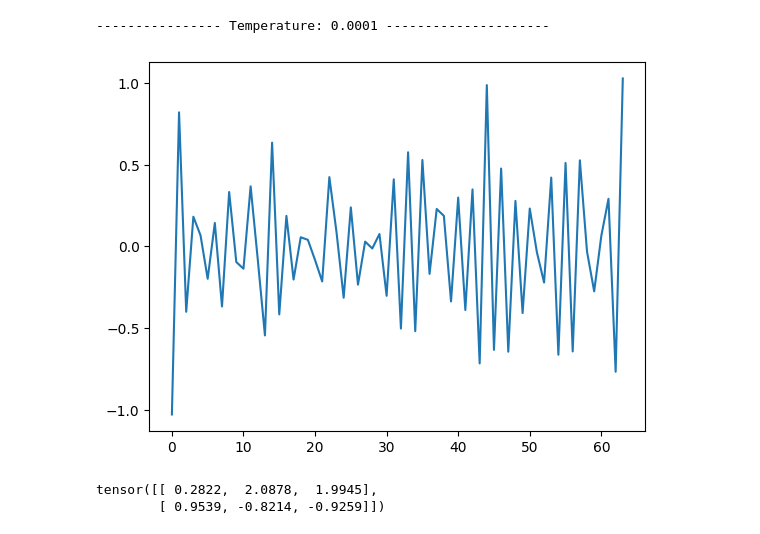
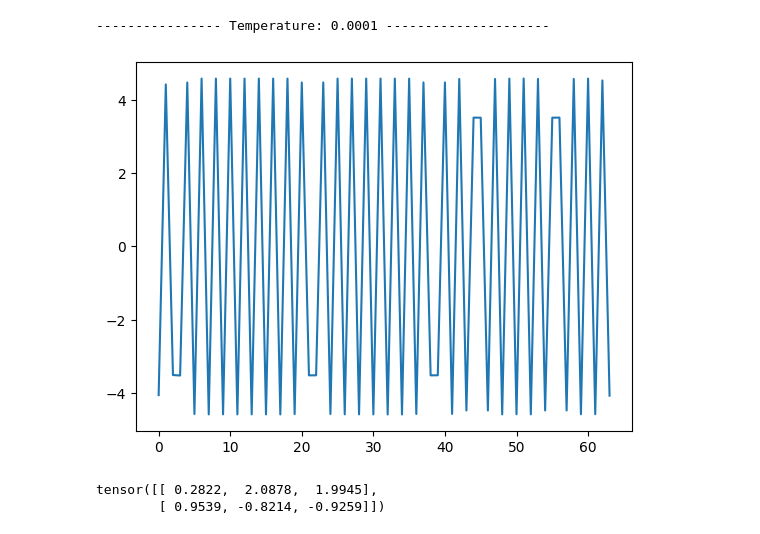
Before and after one commit to Jdss026/isin-models, a Jupyter notebook: notebooks/miller/1d_langevin.ipynb, the cells around one changed output. Drawn from its saved outputs; the diff is of its cells as text; code cells hidden in the pictures.

```diff
--- a/notebooks/miller/1d_langevin.ipynb
+++ b/notebooks/miller/1d_langevin.ipynb
@@ -141,10 +141,10 @@ for T in [0.0001]: #np.linspace(0.01, 15, num=10):
 list_mean = list_mean_config[0].tolist()
 list_x = [x for x in range(Ng)]
 # %%
-plt.plot(list_x, list_mean)
+plt.plot(list_x, master_list[2].tolist())
 plt.show()
 # %% [output]
-[figure, old version]
+[figure, new version]
 # %%
 mat1 = torch.randn(2, 3)
 mat2 = torch.randn(3, 3)
```
Also changed, not shown: parts of 2 cells of this notebook, 3 other files.
